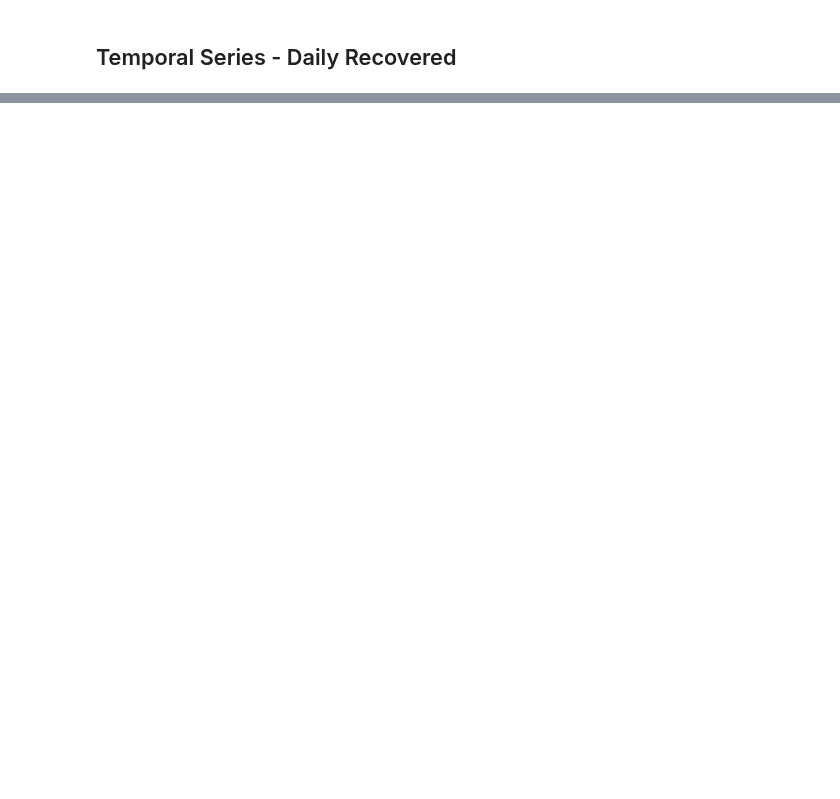
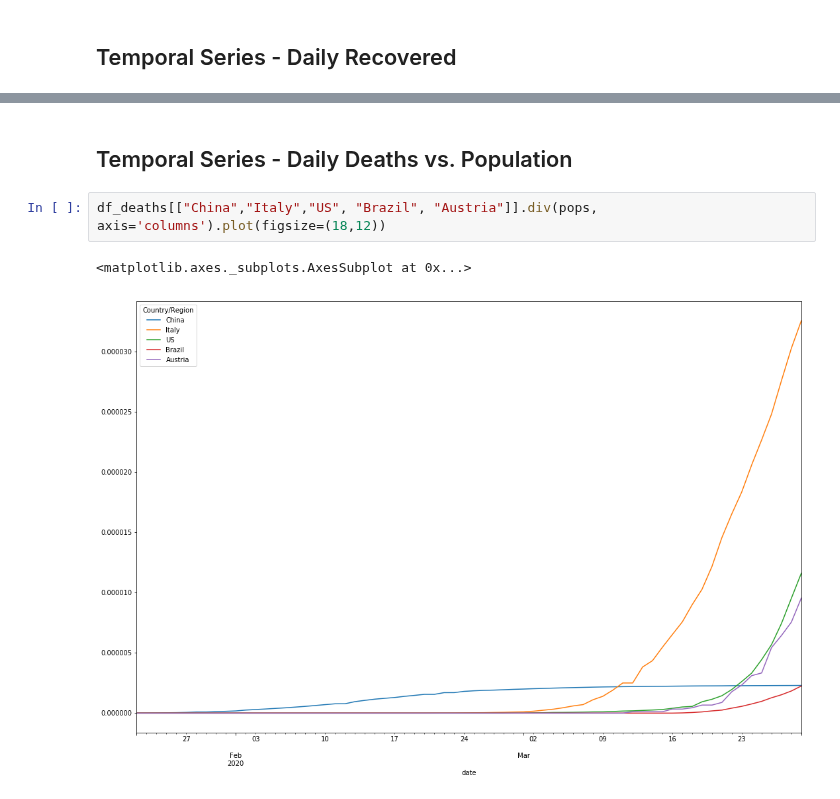
Before and after one commit to rsouza/COVID-19, a Jupyter notebook: daily_cases_deaths_recovered.ipynb, the cells around one changed output, grey strips where cells are left out. Cells and saved outputs as stored; diff of their text form; blank space fills up the shorter version.

```diff
--- a/daily_cases_deaths_recovered.ipynb
+++ b/daily_cases_deaths_recovered.ipynb
@@ -82,0 +203,7 @@ df_recovered[["China","Italy","US", "Brazil", "Austria"]].plot(figsize=(18,12))
+# %% [markdown]
+## Temporal Series - Daily Deaths vs. Population
+# %%
+df_deaths[["China","Italy","US", "Brazil", "Austria"]].div(pops, axis='columns').plot(figsize=(18,12))
+# %% [output]
+<matplotlib.axes._subplots.AxesSubplot at 0x...>
+[figure, added]
```
Also changed, not shown: parts of 20 cells of this notebook.
